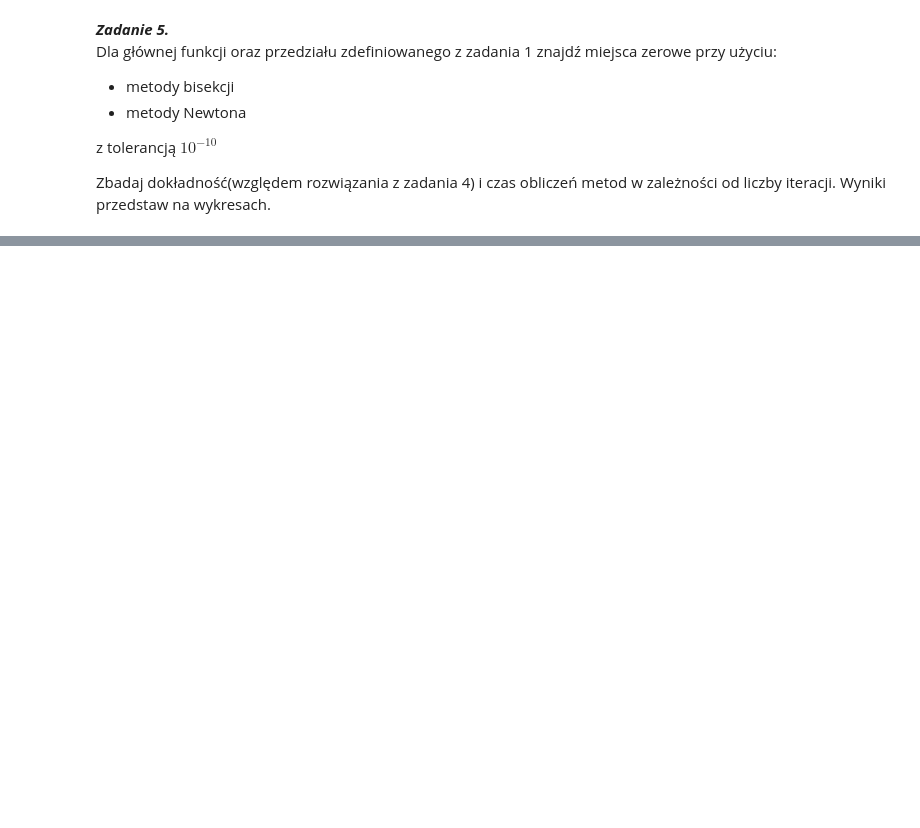
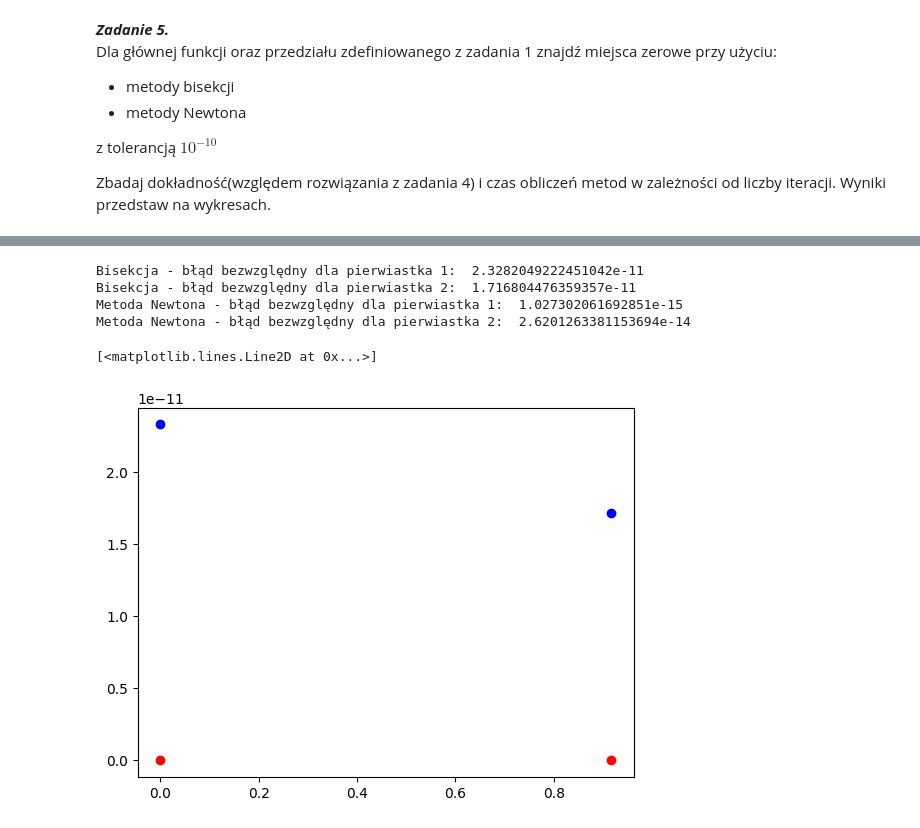
Before and after one commit to KAIR-ISZ-MN-2023-RM/laboratorium-8-MichalFurgala, a Jupyter notebook: sprawozdanie.ipynb, the cells around one changed output, grey strips where cells are left out. Cells and saved outputs as stored; diff of their text form; code cells hidden in the pictures; blank space fills up the shorter version.

```diff
--- a/sprawozdanie.ipynb
+++ b/sprawozdanie.ipynb
@@ -64,3 +98,8 @@ Dla głównej funkcji z zadania 1 znajdź miejsca zerowe przy użyciu:
 
 * funkcji root dostępnej w pakiecie scipy.optimize
 * funkcji fsolve dostępnej w pakiecie scipy.optimize
+# %%
+rut = scipy.optimize.root(fun, [-1, 3])
+print("Metoda root: ", rut, '\n')
+fs = scipy.optimize.fsolve(fun, [-1, 3])
+print("Metoda fsolve: ", fs, '\n')
@@ -74,3 +126,20 @@ Dla głównej funkcji oraz przedziału zdefiniowanego z zadania 1 znajdź miejsc
 z tolerancją $10^{-10}$
 
 Zbadaj dokładność(względem rozwiązania z zadania 4) i czas obliczeń metod w zależności od liczby iteracji. Wyniki przedstaw na wykresach.
+# %%
+from main import bisection, newton
+b1x, b1n = bisection(-1, 0.3, fun, 1e-10, 100)
+print("Metoda bisekcji: ")
+print("Pierwiastek 1: ", b1x)
+print("Liczba iteracji 1: ", b1n, '\n')
+b2x, b2n = bisection(0.5, 3, fun, 1e-10, 100)
+print("Pierwiastek 2: ", b2x)
+print("Liczba iteracji 2: ", b2n, '\n')
+
+n1x, n1n = newton(fun, dfun, ddfun, -1, 0.3, 1e-10, 100)
+print("Metoda newtona: ")
+print("Pierwiastek 1: ", n1x)
+print("Liczba iteracji 1: ", n1n, '\n')
+n2x, n2n = newton(fun, dfun, ddfun, 0.5, 3, 1e-10, 100)
+print("Pierwiastek 2: ", n2x)
+print("Liczba iteracji 2: ", n2n, '\n')
@@ -76,0 +160,20 @@ Zbadaj dokładność(względem rozwiązania z zadania 4) i czas obliczeń metod
+# %%
+bb1 = np.abs(b1x - fs[0])
+print("Bisekcja - błąd bezwzględny dla pierwiastka 1: ", bb1)
+bb2 = np.abs(b2x - fs[1])
+print("Bisekcja - błąd bezwzględny dla pierwiastka 2: ", bb2)
+bb = [bb1, bb2]
+bn1 = np.abs(n1x - fs[0])
+print("Metoda Newtona - błąd bezwzględny dla pierwiastka 1: ", bn1)
+bn2 = np.abs(n2x - fs[1])
+print("Metoda Newtona - błąd bezwzględny dla pierwiastka 2: ", bn2)
+bn = [bn1, bn2]
+plt.plot(fs, bb, 'bo')
+plt.plot(fs, bn, 'ro')
+# %% [output]
+Bisekcja - błąd bezwzględny dla pierwiastka 1:  2.3282049222451042e-11
+Bisekcja - błąd bezwzględny dla pierwiastka 2:  1.716804476359357e-11
+Metoda Newtona - błąd bezwzględny dla pierwiastka 1:  1.027302061692851e-15
+Metoda Newtona - błąd bezwzględny dla pierwiastka 2:  2.6201263381153694e-14
+[<matplotlib.lines.Line2D at 0x...>]
+[figure, added]
```
Also changed, not shown: parts of 8 cells of this notebook, 1 other file.
